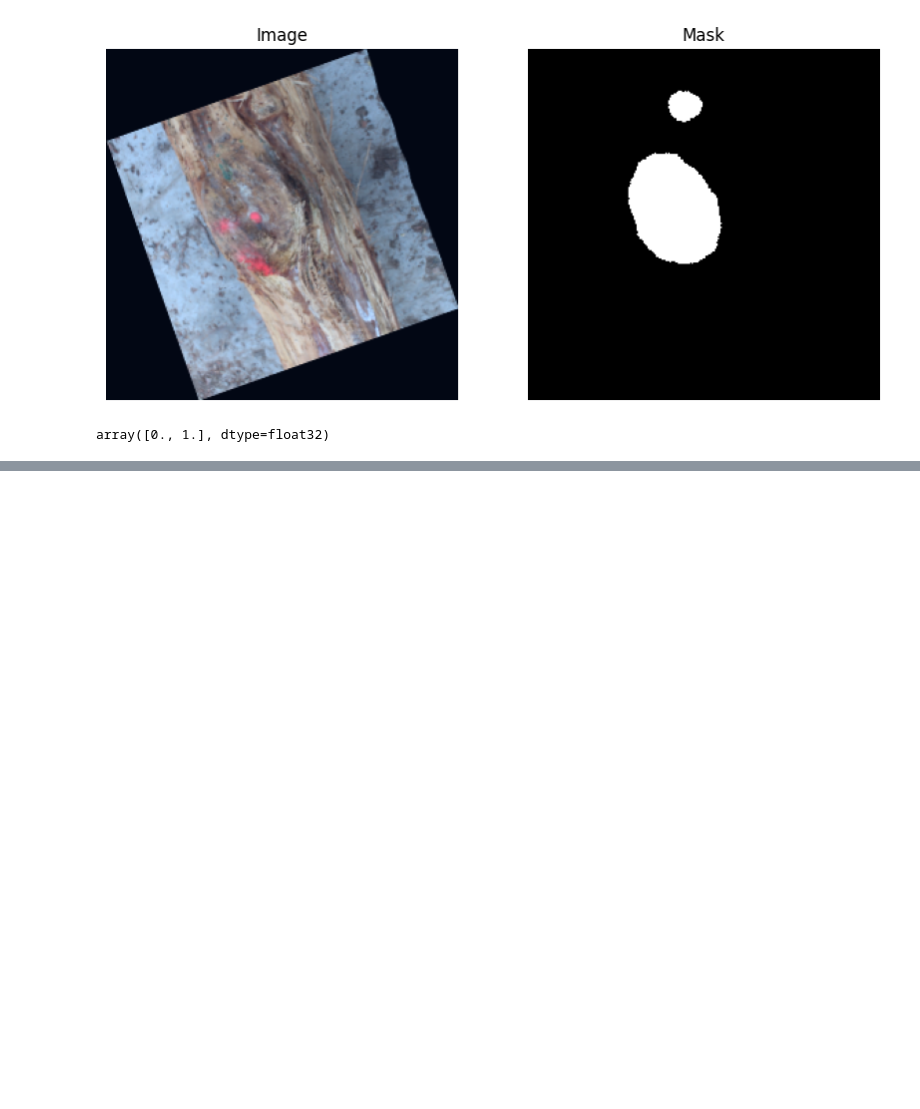
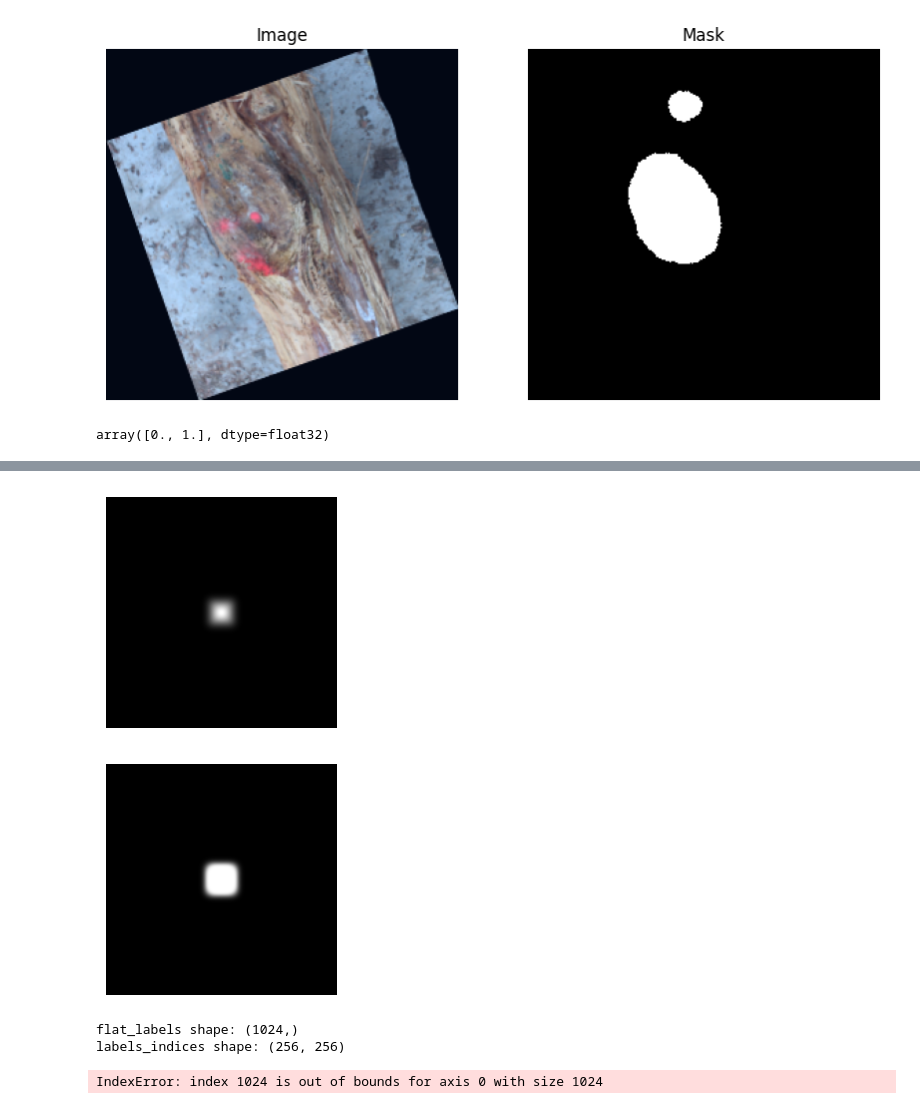
Before and after one commit to AllIAskOfYou/woodknots, a Jupyter notebook: scripts/vignette.ipynb, the cells around one changed output, grey strips where cells are left out. Saved outputs shown, nothing was run; the diff lists cells and outputs as text; code cells hidden in the pictures; blank space fills up the shorter version.

```diff
--- a/scripts/vignette.ipynb
+++ b/scripts/vignette.ipynb
@@ -172,0 +220,52 @@ array([0., 1.], dtype=float32)
+# %%
+from scipy.stats import norm
+
+labels = image.astype(np.float32)
+mask = (labels > 0).astype(np.uint8) * 255
+amount = 0.01
+
+# mask should be uint8 (0 and 255)
+dist, labels_indices = cv2.distanceTransformWithLabels(
+    mask, cv2.DIST_L2, 5, labelType=cv2.DIST_LABEL_PIXEL
+)
+# return labels_indices, dist
+
+# The kernel size should be proportional to image resolution
+res = min(labels.shape[0:2])
+blur_size = int(res * 0.1) | 1  # Must be odd
+vignette_map = cv2.GaussianBlur(dist, (blur_size, blur_size), 0)
+plt.figure(figsize=(3, 3))
+plt.imshow(vignette_map, cmap="gray", vmin=0, vmax=vignette_map.max())
+plt.axis("off")
+plt.show()
+
+# apply bell curve for falloff control
+scale = res * 0.5
+vignette_map = norm.cdf(vignette_map, loc=0, scale=(scale * amount))
+# vignette_map = 1 - vignette_map
+cv2.normalize(vignette_map, vignette_map, 0, 1.0, cv2.NORM_MINMAX)
+plt.figure(figsize=(3, 3))
+plt.imshow(vignette_map, cmap="gray", vmin=0, vmax=1)
+plt.axis("off")
+plt.show()
+
+# use labels_indices to index labels
+vignette_map = vignette_map[:, :, np.newaxis]
+flat_labels = labels[labels > 0].flatten()
+# add dim to the end
+print("flat_labels shape:", flat_labels.shape)
+print("labels_indices shape:", labels_indices.shape)
+labels_map = flat_labels[labels_indices - 1][..., np.newaxis]
+print("vignette_map shape:", vignette_map.shape)
+vignette_map = vignette_map * labels_map
+vignette_map = vignette_map.astype(np.float32)
+plt.figure(figsize=(3, 3))
+plt.imshow(vignette_map.squeeze(), cmap="gray", vmin=0, vmax=1)
+plt.axis("off")
+plt.show()
+# %% [output]
+[figure, added]
+[figure, added]
+flat_labels shape: (1024,)
+labels_indices shape: (256, 256)
+IndexError: index 1024 is out of bounds for axis 0 with size 1024
```
Also changed, not shown: parts of 2 cells of this notebook, 12 other files.
